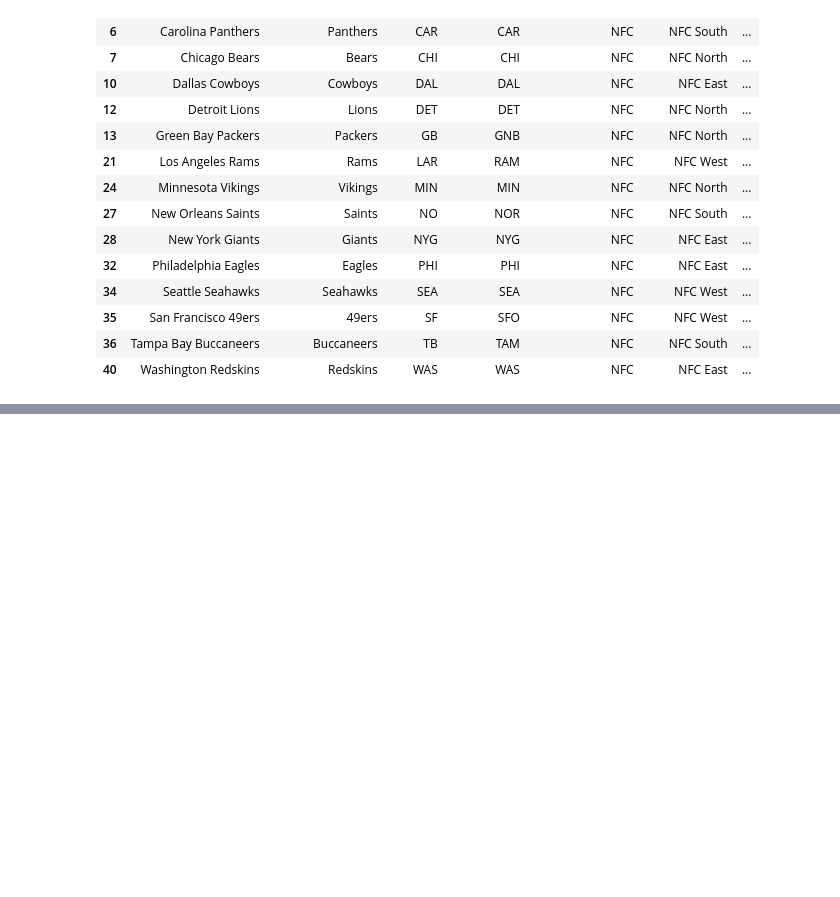
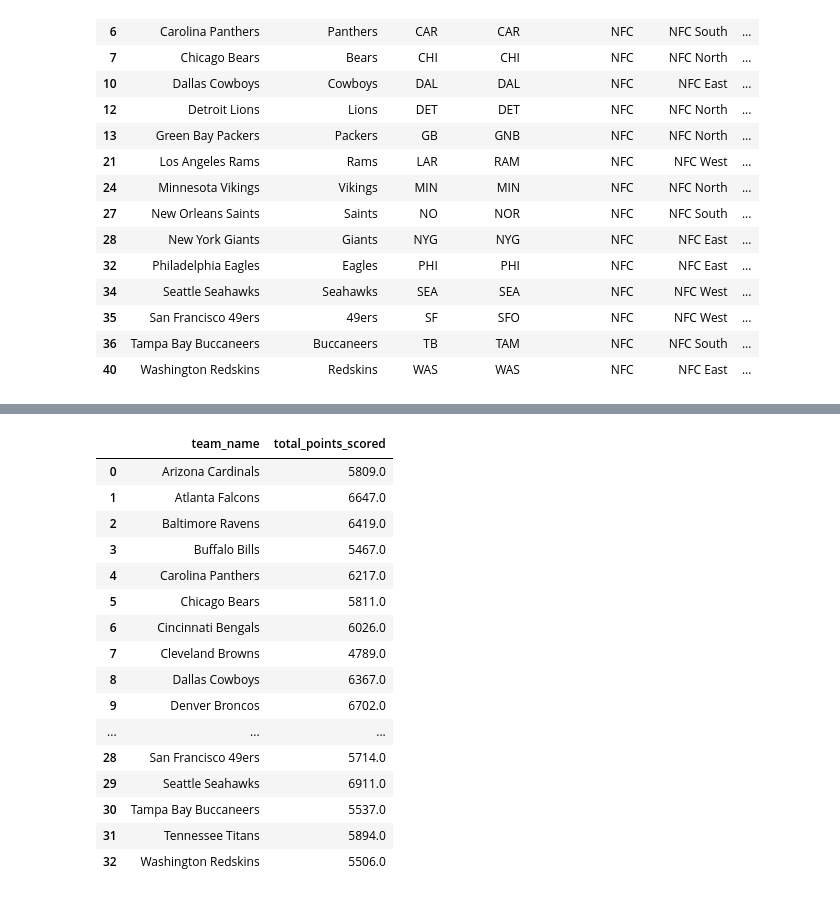
Before and after one commit to potterc22/Project1_TeamB, a Jupyter notebook: startercode.ipynb, the cells around one changed output, grey strips where cells are left out. Cells and saved outputs as stored; diff of their text form; code cells hidden in the pictures; blank space fills up the shorter version.

```diff
--- a/startercode.ipynb
+++ b/startercode.ipynb
@@ -219,0 +290,37 @@ scores_stadium_merged.head()
+# %%
+# Use count to index through our teams
+count = 0
+# convert home and away scores to float
+merged_2002_2018['score_home'] = merged_2002_2018['score_home'].astype(float)
+merged_2002_2018['score_away'] = merged_2002_2018['score_away'].astype(float)
+# Loop through each team
+for team in teams:
+    # Loop through each row of the merged data for 2002-2018
+    for index, row in merged_2002_2018.iterrows():
+        # loop through each row and looking for team in home or away and adding the score to our dataframe
+        if row['team_home'] == team:
+            total_points.loc[count, 'total_points_scored'] += row['score_home']
+        elif row['team_away'] == team:
+            total_points.loc[count, 'total_points_scored'] += row['score_away']
+        else:
+            continue
+    count += 1
+total_points
+# %% [output]
+|  | team_name | total_points_scored |
+| 0 | Arizona Cardinals | 5809.0 |
+| 1 | Atlanta Falcons | 6647.0 |
+| 2 | Baltimore Ravens | 6419.0 |
+| 3 | Buffalo Bills | 5467.0 |
+| 4 | Carolina Panthers | 6217.0 |
+| 5 | Chicago Bears | 5811.0 |
+| 6 | Cincinnati Bengals | 6026.0 |
+| 7 | Cleveland Browns | 4789.0 |
+| 8 | Dallas Cowboys | 6367.0 |
+| 9 | Denver Broncos | 6702.0 |
+| ... | ... | ... |
+| 28 | San Francisco 49ers | 5714.0 |
+| 29 | Seattle Seahawks | 6911.0 |
+| 30 | Tampa Bay Buccaneers | 5537.0 |
+| 31 | Tennessee Titans | 5894.0 |
+| 32 | Washington Redskins | 5506.0 |
```
Also changed, not shown: parts of 4 cells of this notebook.
